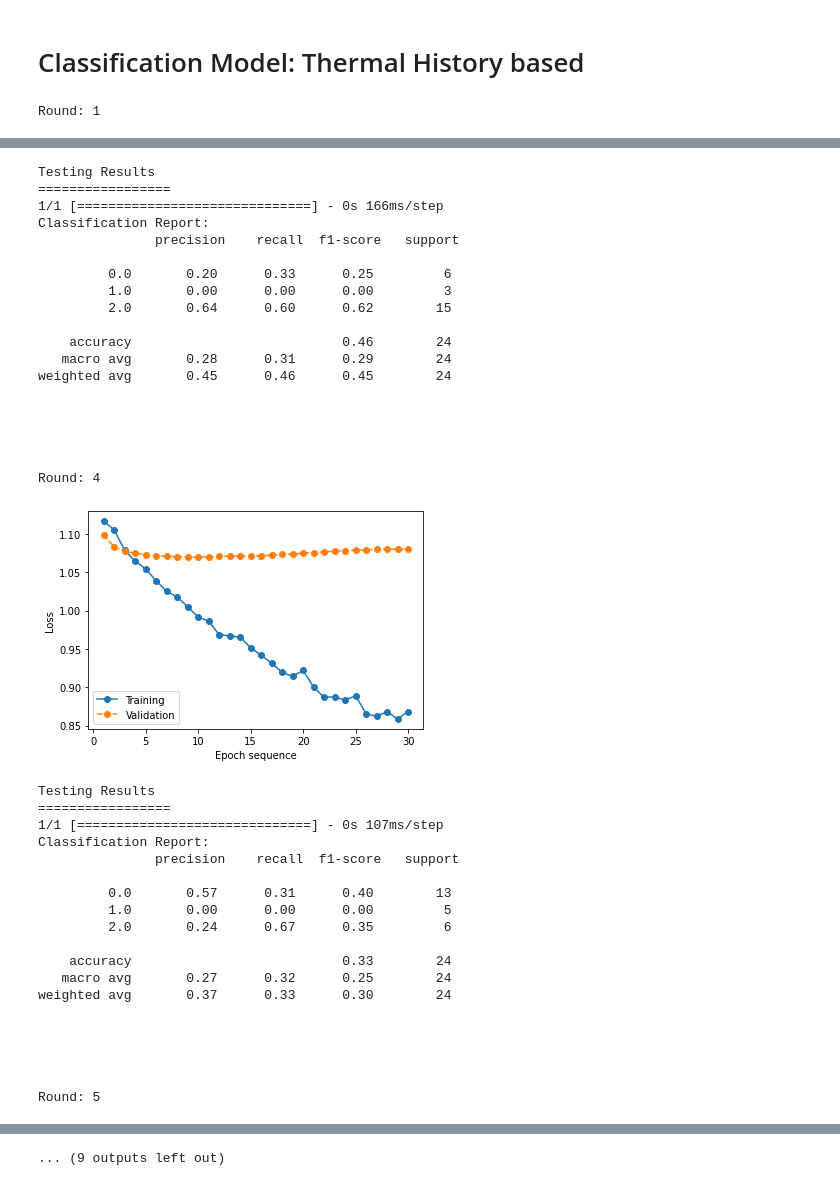
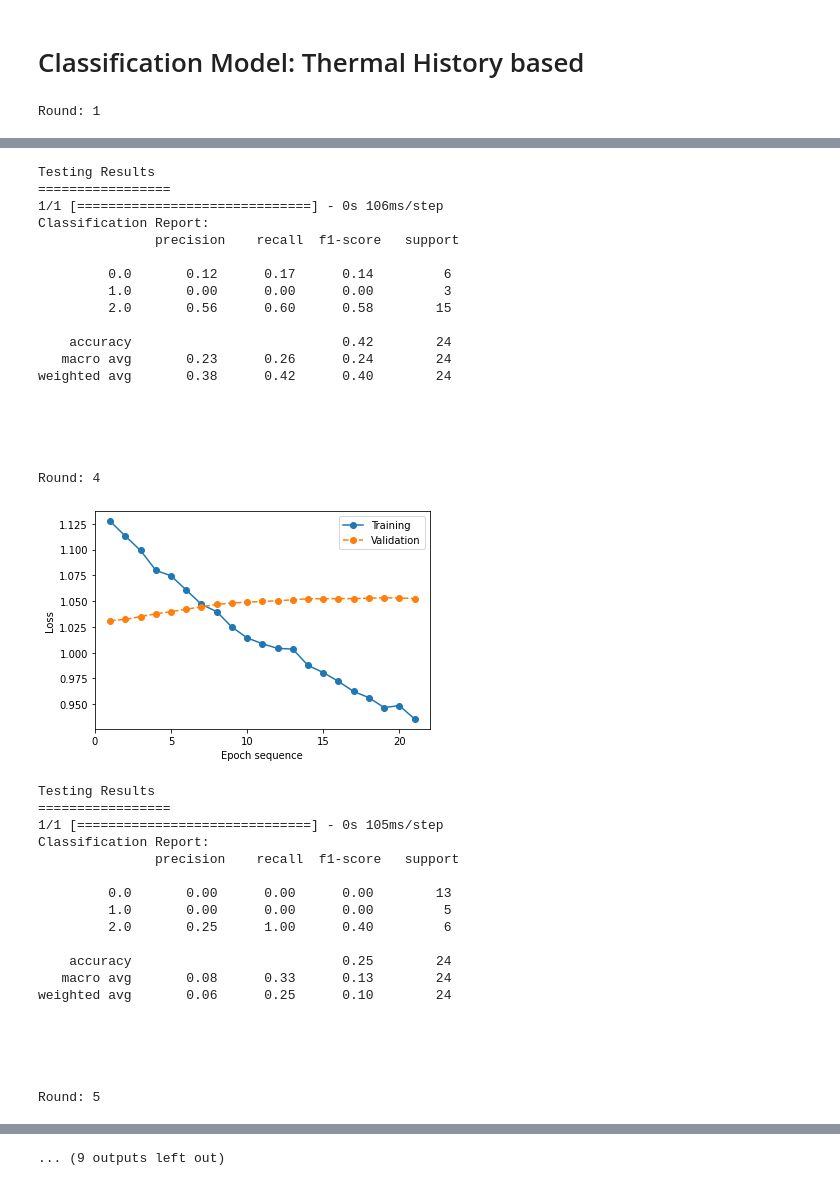
Before and after one commit to nazmulhasan202/WIP_NoteBooks, a Jupyter notebook: Classification of Porosity Level.ipynb, the cells around one changed output, grey strips where cells are left out. Cells and saved outputs as stored; diff of their text form; code cells hidden in the pictures.

```diff
--- a/Classification of Porosity Level.ipynb
+++ b/Classification of Porosity Level.ipynb
@@ -348,7 +348,7 @@ def get_classifier_model(X_train, classes_train):
 
   classifier_model = models.Sequential([
 
-      layers.SeparableConv2D(filters=2**5, kernel_size=2, padding = 'same', activation='relu', input_shape=(5, 30, X_train.shape[3])),
+      layers.SeparableConv2D(filters=2**5, kernel_size=2, padding = 'same', activation='relu', input_shape=(X_train.shape[1], X_train.shape[2], X_train.shape[3])),
       layers.MaxPooling2D(2),
       layers.BatchNormalization(),
 
@@ -386,9 +386,15 @@ def get_classifier_model(X_train, classes_train):
                 loss='SparseCategoricalCrossentropy',
                 metrics=['accuracy'])
 
+  X_train, X_val, classes_train, y_val = train_test_split(X_train, classes_train, test_size=0.2,
+                                                    random_state=42, stratify=classes_train)
   early_callbacks = keras.callbacks.EarlyStopping(monitor='val_loss', patience=20)
   classifier_training = classifier_model.fit(X_train, classes_train, epochs=500, batch_size=32, shuffle=True,
-            validation_split = 0.2, callbacks = early_callbacks, verbose=0)
+            validation_data=(X_val, y_val), callbacks = early_callbacks, verbose=0)
+
+  # early_callbacks = keras.callbacks.EarlyStopping(monitor='val_loss', patience=20)
+  # classifier_training = classifier_model.fit(X_train, classes_train, epochs=500, batch_size=32, shuffle=True,
+  #           validation_split = 0.2, callbacks = early_callbacks, verbose=0)
 
   # early_callbacks = keras.callbacks.EarlyStopping(monitor='loss', patience=20)
   # classifier_training = classifier_model.fit(X_train, classes_train, epochs=100, batch_size=16, shuffle=True, callbacks = early_callbacks, verbose=0)
@@ -474,15 +480,15 @@ def classification_results(string):
       except:
         continue
   classwise_results = np.array(filtered_string[0:15]).reshape(3,5)
-  accuracy =  filtered_string[15]
-  return classwise_results, accuracy
+  f1score =  filtered_string[19]
+  return classwise_results, f1score
 # %% [markdown]
 # Classification Model: Thermal Feature based
 # %%
 train_indexes_list = list(train_indexes_dictionary.keys())
 test_indexes_list = list(test_indexes_dictionary.keys())
-test_accuracy_list_TF = []
-train_accuracy_list = []
+test_f1score_list_TF = []
+train_f1score_list = []
 train_stacked_array = np.zeros((0, 5))
 test_stacked_array = np.zeros((0, 5))
 
@@ -505,15 +511,15 @@ for i in range(len(train_indexes_list)):
 
   # print('Training Results\n=================')
   # train_classification_results = get_classificaion_results(classifier_model,X_train,classes_train)
-  # train_classwise_results, train_accuracy = train_classification_results(train_classification_results)
+  # train_classwise_results, train_f1score = classification_results(train_classification_results)
   # train_stacked_array = np.vstack((train_stacked_array,train_classwise_results))
-  # train_accuracy_list.append(train_accuracy)
+  # train_f1score_list.append(train_f1score)
 
   print('Testing Results\n=================')
   test_classification_results = get_classificaion_results(classifier_model,X_test,classes_test)
-  test_classwise_results, test_accuracy = classification_results(test_classification_results)
+  test_classwise_results, test_f1score = classification_results(test_classification_results)
   test_stacked_array = np.vstack((test_stacked_array,test_classwise_results))
-  test_accuracy_list_TF.append(test_accuracy)
+  test_f1score_list_TF.append(test_f1score)
   print('\n\n')
 # %% [output]
 Round: 1
@@ -664,8 +687,8 @@ plt.show()
 # %%
 train_indexes_list = list(train_indexes_dictionary.keys())
 test_indexes_list = list(test_indexes_dictionary.keys())
-test_accuracy_list_TH = []
-train_accuracy_list = []
+test_f1score_list_TH = []
+train_f1score_list = []
 train_stacked_array = np.zeros((0, 5))
 test_stacked_array = np.zeros((0, 5))
 
@@ -688,15 +711,15 @@ for i in range(len(train_indexes_list)):
 
   # print('Training Results\n=================')
   # train_classification_results = get_classificaion_results(classifier_model,X_train,classes_train)
-  # train_classwise_results, train_accuracy = train_classification_results(train_classification_results)
+  # train_classwise_results, train_f1score = classification_results(train_classification_results)
   # train_stacked_array = np.vstack((train_stacked_array,train_classwise_results))
-  # train_accuracy_list.append(train_accuracy)
+  # train_f1score_list.append(train_f1score)
 
   print('Testing Results\n=================')
   test_classification_results = get_classificaion_results(classifier_model,X_test,classes_test)
-  test_classwise_results, test_accuracy = classification_results(test_classification_results)
+  test_classwise_results, test_f1score = classification_results(test_classification_results)
   test_stacked_array = np.vstack((test_stacked_array,test_classwise_results))
-  test_accuracy_list_TH.append(test_accuracy)
+  test_f1score_list_TH.append(test_f1score)
   print('\n\n')
 # %% [output]
 Round: 1
@@ -744,36 +767,36 @@ Round: 3
 Testing Results
 =================
-1/1 [==============================] - 0s 166ms/step
+1/1 [==============================] - 0s 106ms/step
 Classification Report:
                precision    recall  f1-score   support
 
-         0.0       0.20      0.33      0.25         6
+         0.0       0.12      0.17      0.14         6
          1.0       0.00      0.00      0.00         3
-         2.0       0.64      0.60      0.62        15
+         2.0       0.56      0.60      0.58        15
 
-    accuracy                           0.46        24
-   macro avg       0.28      0.31      0.29        24
-weighted avg       0.45      0.46      0.45        24
+    accuracy                           0.42        24
+   macro avg       0.23      0.26      0.24        24
+weighted avg       0.38      0.42      0.40        24
 
 
 
 
 
 Round: 4
-[figure, old version]
+[figure, new version]
 Testing Results
 =================
-1/1 [==============================] - 0s 107ms/step
+1/1 [==============================] - 0s 105ms/step
 Classification Report:
                precision    recall  f1-score   support
 
-         0.0       0.57      0.31      0.40        13
+         0.0       0.00      0.00      0.00        13
          1.0       0.00      0.00      0.00         5
-         2.0       0.24      0.67      0.35         6
+         2.0       0.25      1.00      0.40         6
 
-    accuracy                           0.33        24
-   macro avg       0.27      0.32      0.25        24
-weighted avg       0.37      0.33      0.30        24
+    accuracy                           0.25        24
+   macro avg       0.08      0.33      0.13        24
+weighted avg       0.06      0.25      0.10        24
 
 
 
```
Also changed, not shown: parts of 14 cells of this notebook, 2 other files.
